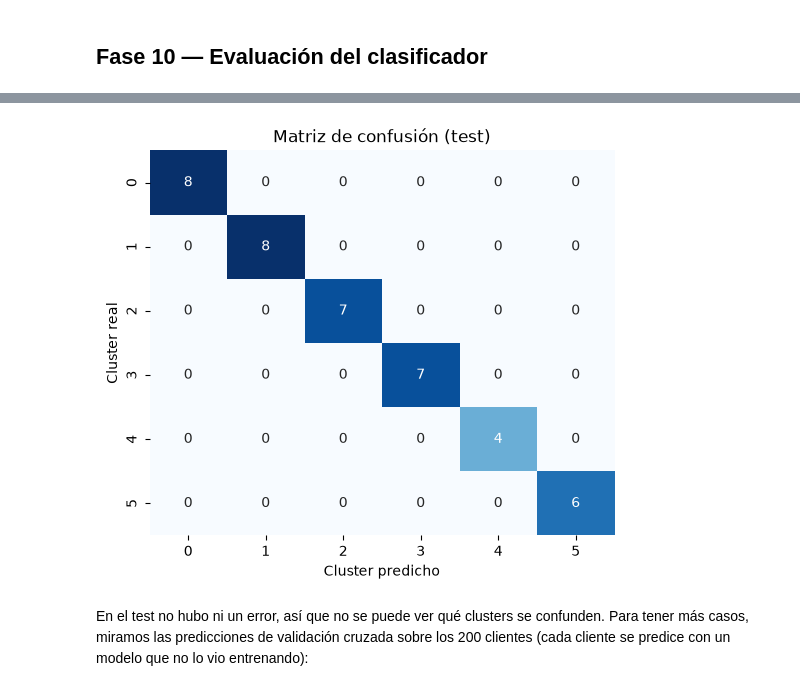
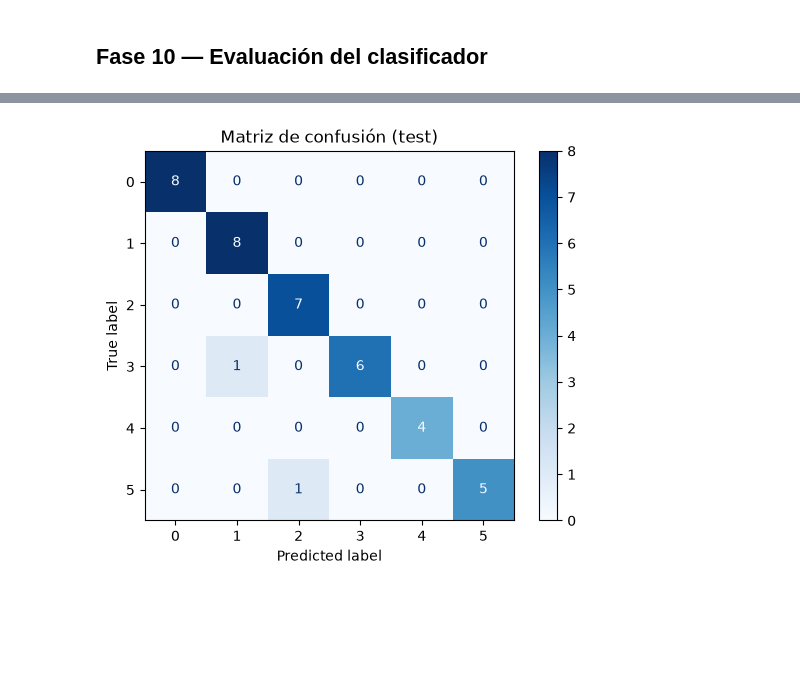
Before and after one commit to kepabonsaeafit/fundamentos-aa-2026, a Jupyter notebook: talleres/workshop3-clustering/workshop3_clustering_mall.ipynb, the cells around one changed output, grey strips where cells are left out. Drawn from its saved outputs; the diff is of its cells as text; code cells hidden in the pictures; blank space fills up the shorter version.

```diff
--- a/talleres/workshop3-clustering/workshop3_clustering_mall.ipynb
+++ b/talleres/workshop3-clustering/workshop3_clustering_mall.ipynb
@@ -882,10 +853,5 @@ Tiene sentido por cómo se crearon los clusters: K-Means le asigna a cada client
 # %%
-modelo = Pipeline([
-    ("scaler", StandardScaler()),
-    ("clf", LogisticRegression(max_iter=1000)),
-])
-
-modelo.fit(X_train, y_train)
+modelo = grid_search.best_estimator_
 y_pred = modelo.predict(X_test)
 # %% [markdown]
 ## Fase 10 — Evaluación del clasificador
@@ -918,14 +884,10 @@ Accuracy: 1.0
 # %%
+from sklearn.metrics import ConfusionMatrixDisplay
+
 cm = confusion_matrix(y_test, y_pred)
-
-plt.figure(figsize=(6, 5))
-sns.heatmap(cm, annot=True, fmt="d", cmap="Blues", cbar=False,
-            xticklabels=sorted(y.unique()), yticklabels=sorted(y.unique()))
-plt.xlabel("Cluster predicho")
-plt.ylabel("Cluster real")
+disp = ConfusionMatrixDisplay(confusion_matrix=cm)
+disp.plot(cmap="Blues")
 plt.title("Matriz de confusión (test)")
 plt.show()
 # %% [output]
-[figure, old version]
+[figure, new version]
-# %% [markdown]
-En el test no hubo ni un error, así que no se puede ver qué clusters se confunden. Para tener más casos, miramos las predicciones de validación cruzada sobre los 200 clientes (cada cliente se predice con un modelo que no lo vio entrenando):
```
Also changed, not shown: parts of 18 cells of this notebook, 1 other file.
